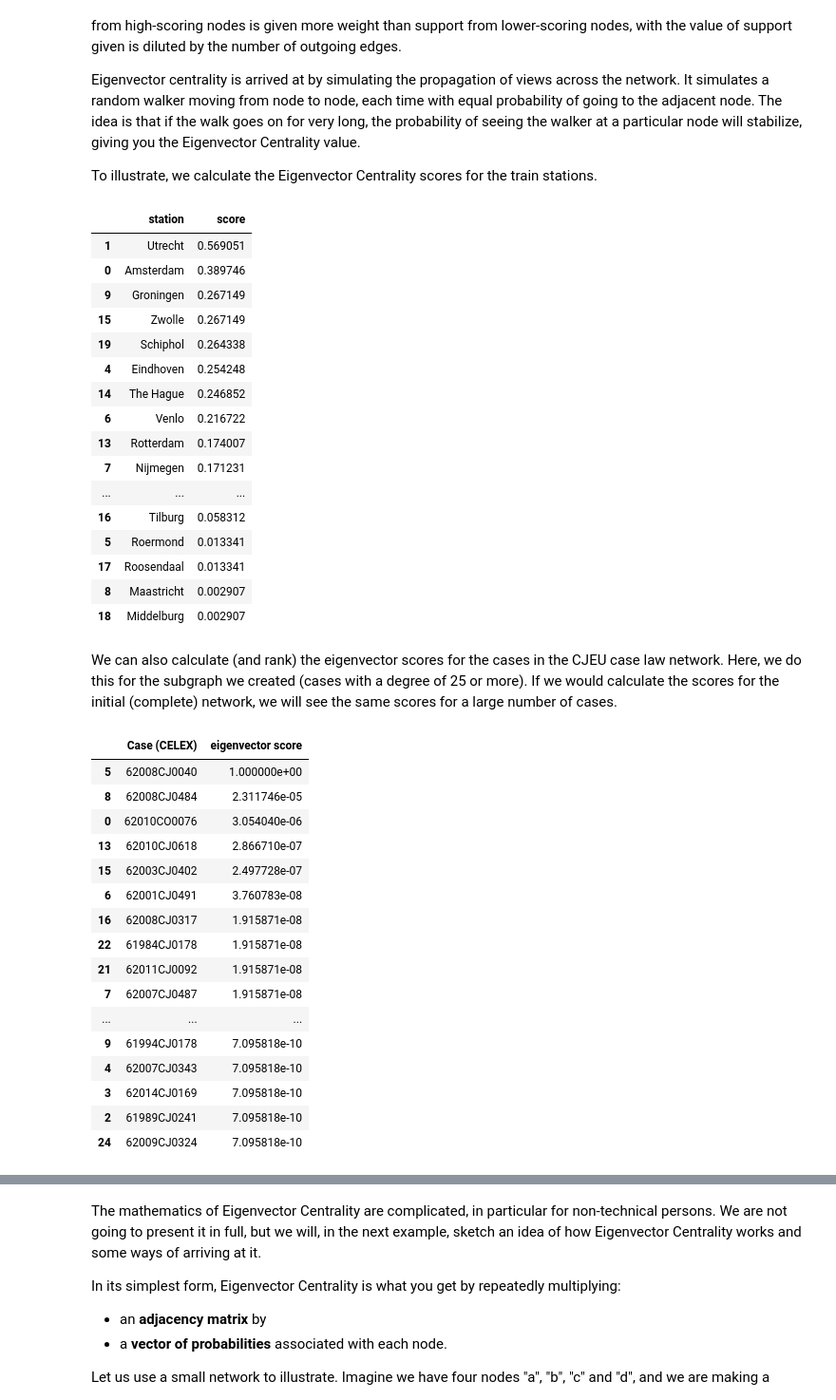
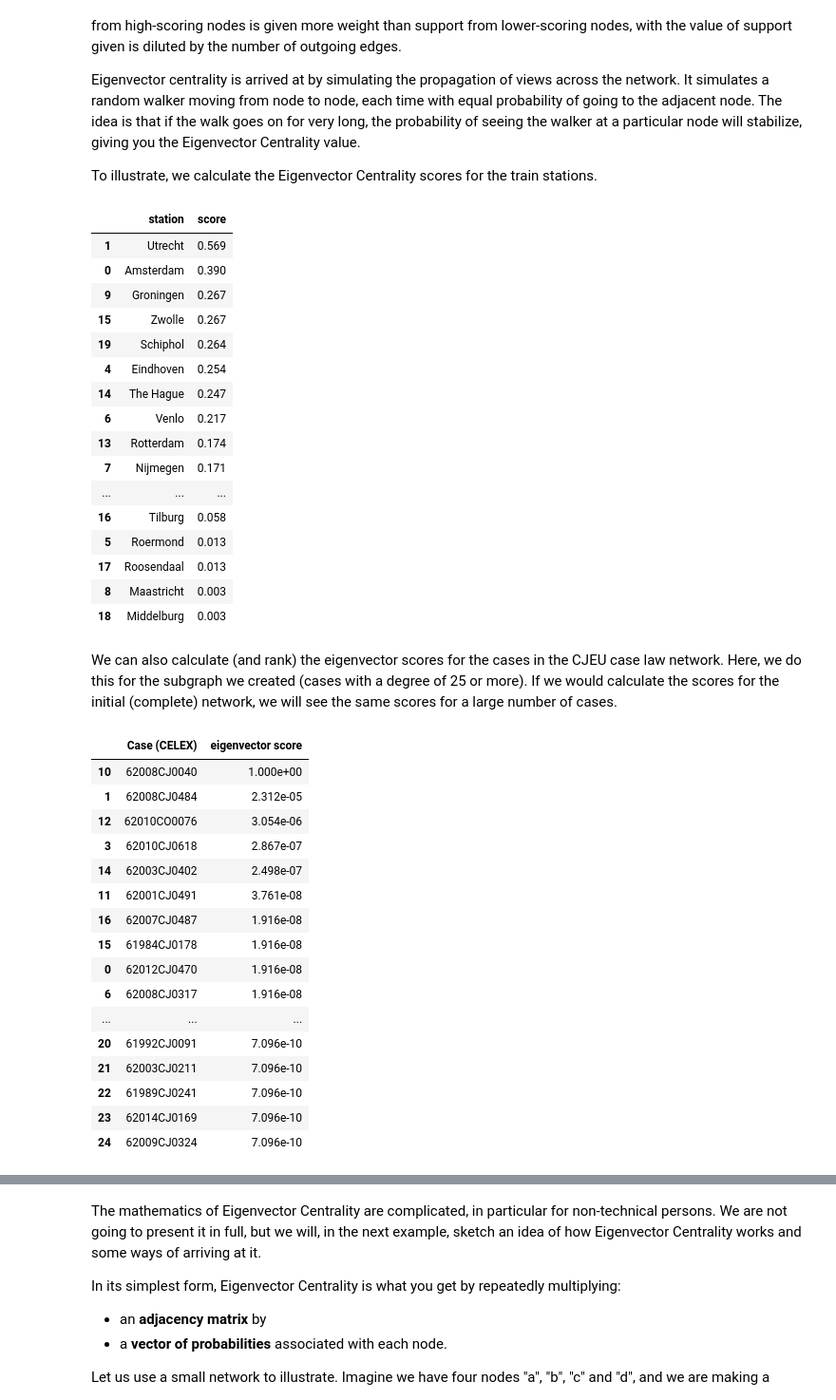
Before and after one commit to maastrichtlawtech/legalnetworkanalysis_textbook, a Jupyter notebook: network_analysis.ipynb, the cells around one changed output, grey strips where cells are left out. Shown at 95% size. Saved outputs shown, nothing was run; the diff lists cells and outputs as text; code cells hidden in the pictures.

```diff
--- a/network_analysis.ipynb
+++ b/network_analysis.ipynb
@@ -51,7 +46,15 @@ g_karate = nx.karate_club_graph()
 # %%
+# Premade graphs
+g_kite = nx.krackhardt_kite_graph()
+g_florentine = nx.florentine_families_graph()
+g_karate = nx.karate_club_graph()
+
 # Other example graphs available on the "data" folder of this repo
 df_consprot = pd.read_csv('data/PROT_edges.csv', sep = ",")
 g_consprot = nx.from_pandas_edgelist(df_consprot, "Source", "Target", create_using=nx.DiGraph) #setting up the directed graph
+# subgraph of consprot
+node_degree_dict=nx.degree(g_consprot)
+g_consprot2=nx.subgraph(g_consprot,[x for x in g_consprot.nodes() if node_degree_dict[x]>=25])
 
 df_trains = pd.read_csv('data/trainnetworknl.csv', names=['origin', 'destination'])
 g_trains = nx.Graph()
@@ -83,3 +86,8 @@ df_history = pd.read_csv("data/legal_history.csv", sep=";")
 df_history.set_index("Unnamed: 0", inplace=True)
 g_history = nx.from_pandas_adjacency(df_history)
 g_history = nx.to_directed(g_history)
+
+# Styling and reproducibility
+sns.set_style('whitegrid')
+pd.set_option("display.precision", 3)
+np.random.seed(123)
@@ -933,25 +939,26 @@ To illustrate, we calculate the Eigenvector Centrality scores for the train stat
 # %%
 res = nx.eigenvector_centrality(g_trains)
 resdf = pd.DataFrame({"station":res.keys(), "score":res.values()})
+resdf.set_index("station")
 resdf.sort_values('score', ascending=False)
 # %% [output]
 |  | station | score |
-| 1 | Utrecht | 0.569051 |
-| 0 | Amsterdam | 0.389746 |
-| 9 | Groningen | 0.267149 |
-| 15 | Zwolle | 0.267149 |
-| 19 | Schiphol | 0.264338 |
-| 4 | Eindhoven | 0.254248 |
-| 14 | The Hague | 0.246852 |
-| 6 | Venlo | 0.216722 |
-| 13 | Rotterdam | 0.174007 |
-| 7 | Nijmegen | 0.171231 |
+| 1 | Utrecht | 0.569 |
+| 0 | Amsterdam | 0.390 |
+| 9 | Groningen | 0.267 |
+| 15 | Zwolle | 0.267 |
+| 19 | Schiphol | 0.264 |
+| 4 | Eindhoven | 0.254 |
+| 14 | The Hague | 0.247 |
+| 6 | Venlo | 0.217 |
+| 13 | Rotterdam | 0.174 |
+| 7 | Nijmegen | 0.171 |
 | ... | ... | ... |
-| 16 | Tilburg | 0.058312 |
-| 5 | Roermond | 0.013341 |
-| 17 | Roosendaal | 0.013341 |
-| 8 | Maastricht | 0.002907 |
-| 18 | Middelburg | 0.002907 |
+| 16 | Tilburg | 0.058 |
+| 5 | Roermond | 0.013 |
+| 17 | Roosendaal | 0.013 |
+| 8 | Maastricht | 0.003 |
+| 18 | Middelburg | 0.003 |
 # %% [markdown]
 We can also calculate (and rank) the eigenvector scores for the cases in the CJEU case law network. Here, we do this for the subgraph we created (cases with a degree of 25 or more). If we would calculate the scores for the initial (complete) network, we will see the same scores for a large number of cases.
 # %%
@@ -960,19 +967,19 @@ resdf = pd.DataFrame({"Case (CELEX)":res.keys(), "eigenvector score":res.values(
 resdf.sort_values('eigenvector score', ascending=False)
 # %% [output]
 |  | Case (CELEX) | eigenvector score |
-| 5 | 62008CJ0040 | 1.000000e+00 |
-| 8 | 62008CJ0484 | 2.311746e-05 |
-| 0 | 62010CO0076 | 3.054040e-06 |
-| 13 | 62010CJ0618 | 2.866710e-07 |
-| 15 | 62003CJ0402 | 2.497728e-07 |
-| 6 | 62001CJ0491 | 3.760783e-08 |
-| 16 | 62008CJ0317 | 1.915871e-08 |
-| 22 | 61984CJ0178 | 1.915871e-08 |
-| 21 | 62011CJ0092 | 1.915871e-08 |
-| 7 | 62007CJ0487 | 1.915871e-08 |
+| 10 | 62008CJ0040 | 1.000e+00 |
+| 1 | 62008CJ0484 | 2.312e-05 |
+| 12 | 62010CO0076 | 3.054e-06 |
+| 3 | 62010CJ0618 | 2.867e-07 |
+| 14 | 62003CJ0402 | 2.498e-07 |
+| 11 | 62001CJ0491 | 3.761e-08 |
+| 16 | 62007CJ0487 | 1.916e-08 |
+| 15 | 61984CJ0178 | 1.916e-08 |
+| 0 | 62012CJ0470 | 1.916e-08 |
+| 6 | 62008CJ0317 | 1.916e-08 |
 | ... | ... | ... |
-| 9 | 61994CJ0178 | 7.095818e-10 |
-| 4 | 62007CJ0343 | 7.095818e-10 |
-| 3 | 62014CJ0169 | 7.095818e-10 |
-| 2 | 61989CJ0241 | 7.095818e-10 |
-| 24 | 62009CJ0324 | 7.095818e-10 |
+| 20 | 61992CJ0091 | 7.096e-10 |
+| 21 | 62003CJ0211 | 7.096e-10 |
+| 22 | 61989CJ0241 | 7.096e-10 |
+| 23 | 62014CJ0169 | 7.096e-10 |
+| 24 | 62009CJ0324 | 7.096e-10 |
```
Also changed, not shown: parts of 11 cells of this notebook.
